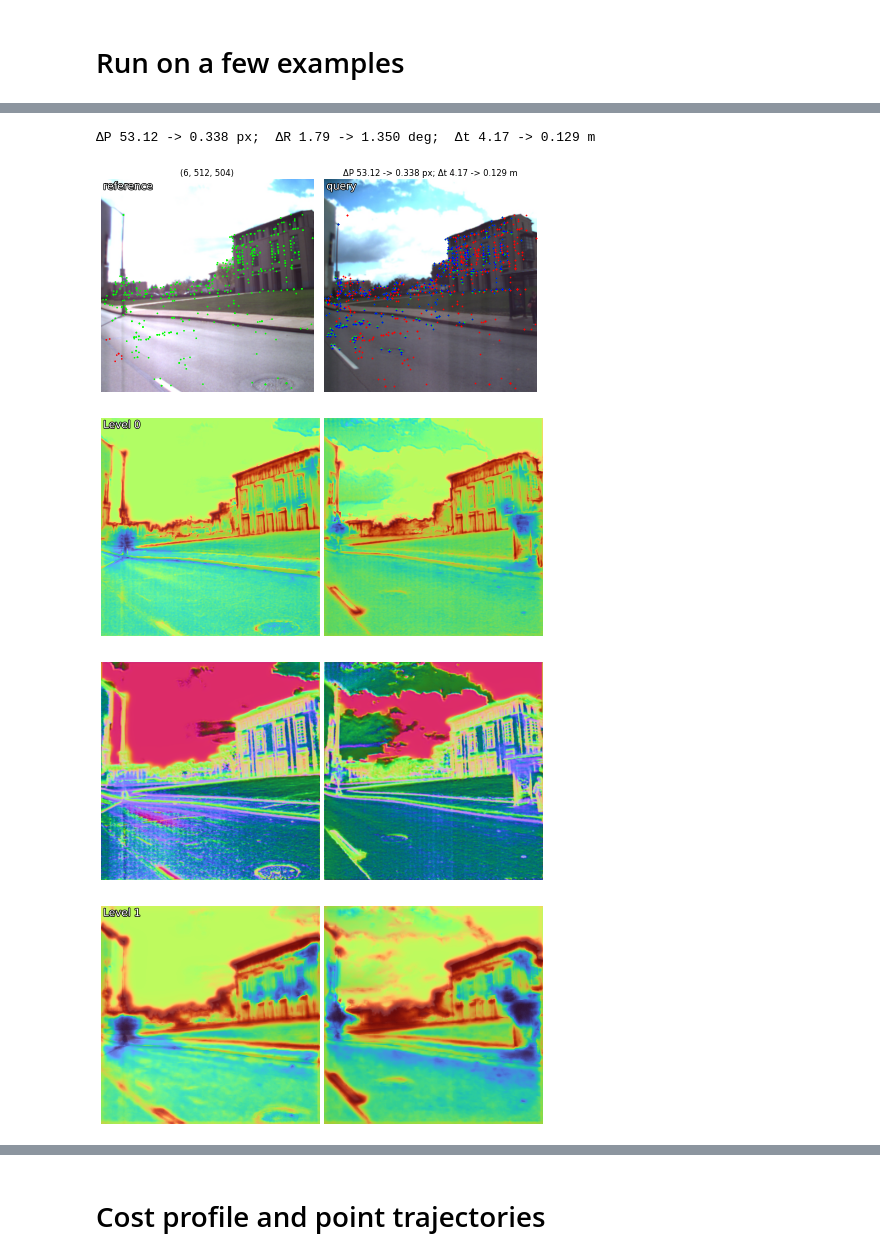
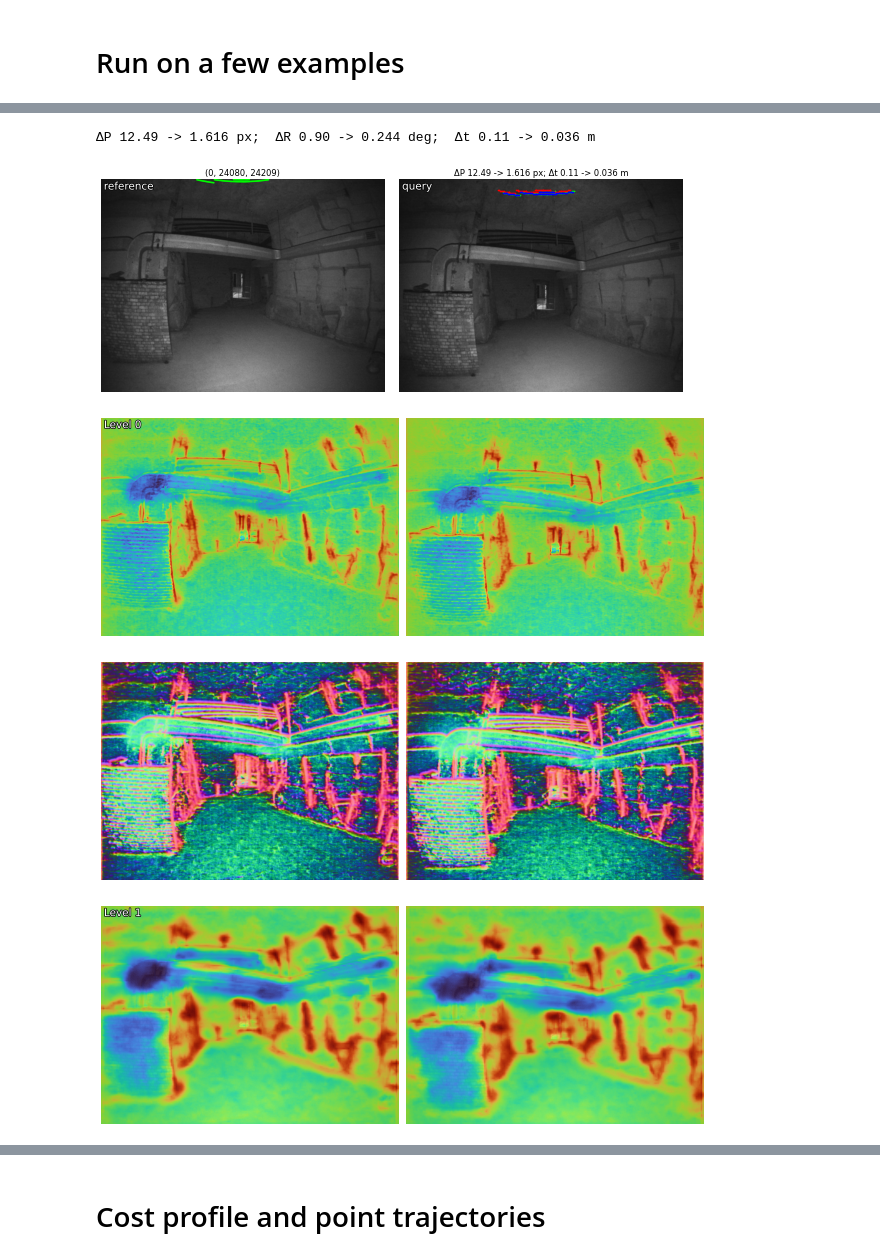
Before and after one commit to ori-drs/pixloc, a Jupyter notebook: notebooks/training_CMU.ipynb, the cells around one changed output, grey strips where cells are left out. Drawn from its saved outputs; the diff is of its cells as text; code cells hidden in the pictures.

```diff
--- a/notebooks/training_CMU.ipynb
+++ b/notebooks/training_CMU.ipynb
@@ -43,6 +41,7 @@ conf = {
     'seed': 1,
     'num_workers': 0,
 }
-dataset = CMU(conf)
+# dataset = CMU(conf)
+dataset = DRS({})
 loader = dataset.get_data_loader('val', shuffle=True)  # or 'train'
 # %% [output]
@@ -53,7 +51,7 @@ loader = dataset.get_data_loader('val', shuffle=True)  # or 'train'
 # %%
 # Name of the example experiment. Replace with your own training experiment.
 exp = "pixloc_author_reference" #run_CMU.experiment
-device = 'cuda'
+device = 'cpu'
 conf = {
     'normalize_dt': False,
     'optimizer': {'num_iters': 20,},
@@ -120,38 +115,39 @@ for _, data in zip(range(1), loader):
     p2D_q_gt, valid_q = cam_q.world2image(data['T_r2q_gt'] * p3D_r)
     p2D_q_init, _ = cam_q.world2image(data['T_r2q_init'] * p3D_r)
     p2D_q_opt, _ = cam_q.world2image(pred['T_r2q_opt'][-1] * p3D_r)
     valid = valid_q & valid_r
 
     losses = refiner.loss(pred_, data_)
     mets = refiner.metrics(pred_, data_)
     errP = f"ΔP {losses['reprojection_error/init'].item():.2f} -> {losses['reprojection_error'].item():.3f} px; "
     errR = f"ΔR {mets['R_error/init'].item():.2f} -> {mets['R_error'].item():.3f} deg; "
     errt = f"Δt {mets['t_error/init'].item():.2f} -> {mets['t_error'].item():.3f} m"
     print(errP, errR, errt)
 
     imr, imq = data['ref']['image'].permute(1, 2, 0), data['query']['image'].permute(1, 2, 0)
+    n_points_plot = 100
     plot_images([imr, imq],
                 dpi=50,  # set to 100-200 for higher res
                 titles=[(data['scene'].item(), valid_r.sum().item(), valid_q.sum().item()), errP+errt])
-    plot_keypoints([p2D_r[valid_r], p2D_q_gt[valid]], colors=[cm_RdGn(valid[valid_r]), 'lime'])
-    plot_keypoints([np.empty((0, 2)), p2D_q_init[valid]], colors='red')
-    plot_keypoints([np.empty((0, 2)), p2D_q_opt[valid]], colors='blue')
+    plot_keypoints([p2D_r[valid_r][:n_points_plot], p2D_q_gt[valid][:n_points_plot]], colors=[cm_RdGn(valid[valid_r][:n_points_plot]), 'lime'])
+    plot_keypoints([np.empty((0, 2)), p2D_q_init[valid][:n_points_plot]], colors='red')
+    plot_keypoints([np.empty((0, 2)), p2D_q_opt[valid][:n_points_plot]], colors='blue')
     add_text(0, 'reference')
     add_text(1, 'query')
 
 #     continue
     for i, (F0, F1) in enumerate(zip(pred['ref']['feature_maps'], pred['query']['feature_maps'])):
         C_r, C_q = pred['ref']['confidences'][i][0], pred['query']['confidences'][i][0]
         plot_images([C_r, C_q], cmaps=mpl.cm.turbo, dpi=50)
         add_text(0, f'Level {i}')
 
         axes = plt.gcf().axes
         axes[0].imshow(imr, alpha=0.2, extent=axes[0].images[0]._extent)
         axes[1].imshow(imq, alpha=0.2, extent=axes[1].images[0]._extent)
         plot_images(features_to_RGB(F0.numpy(), F1.numpy(), skip=1), dpi=50)
 # %% [output]
-ΔP 53.12 -> 0.338 px;  ΔR 1.79 -> 1.350 deg;  Δt 4.17 -> 0.129 m
+ΔP 12.49 -> 1.616 px;  ΔR 0.90 -> 0.244 deg;  Δt 0.11 -> 0.036 m
-[figure, old version]
+[figure, new version]
-[figure, old version]
+[figure, new version]
-[figure, old version]
+[figure, new version]
-[figure, old version]
+[figure, new version]
```
Also changed, not shown: parts of 8 cells of this notebook, 2 other files.
